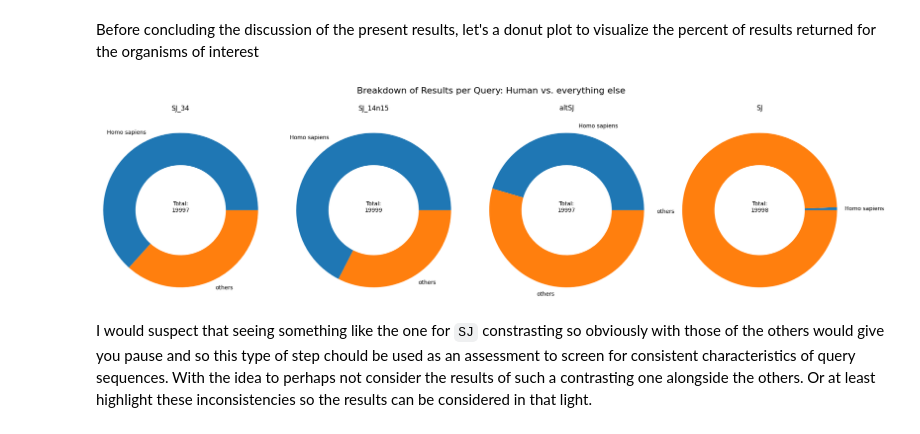
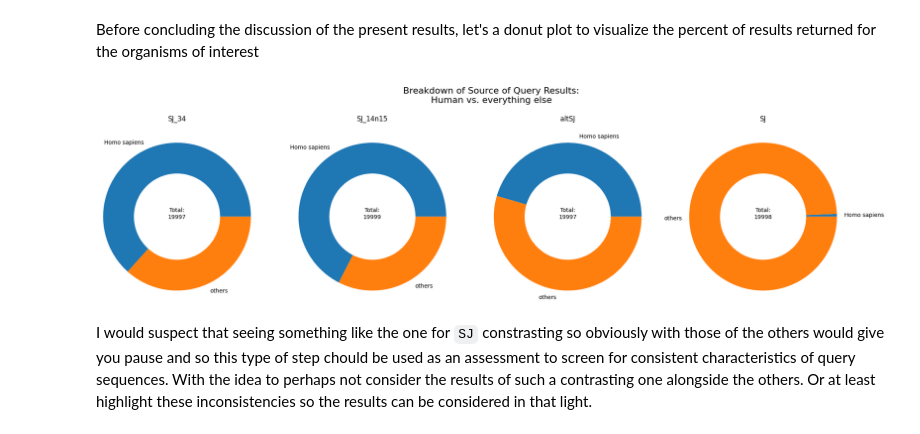
Before and after one commit to fomightez/logan_results_analysis-binder, a Jupyter notebook: notebooks/Working_with_Logan_Search_results_with_Python_in_Jupyter.ipynb, the cells around one changed output. Drawn from its saved outputs; the diff is of its cells as text; code cells hidden in the pictures.

```diff
--- a/notebooks/Working_with_Logan_Search_results_with_Python_in_Jupyter.ipynb
+++ b/notebooks/Working_with_Logan_Search_results_with_Python_in_Jupyter.ipynb
@@ -242,35 +242,35 @@ donut_plot_df = pd.DataFrame({
     'Query': labels if labels else [f'Dataset {i+1}' for i in range(len(dfs))],
     organisms_groupings[0]: human_counts,
     organisms_groupings[1]: other_counts,
 })
 #print(donut_plot_df)
 #print(len(labels))
 
 # Create desired_order
 desired_order = [labels[3], labels[2], labels[0], labels[1]]  # Replace with your actual k-mer names
 
 # Reorder the dataframe based on desired_order
 # Method: Using categorical data type (better if dealing with named categories)
 donut_plot_df['Query'] = pd.Categorical(donut_plot_df['Query'], categories=desired_order, ordered=True)
 donut_plot_df = donut_plot_df.sort_values('Query')
 donut_plot_df = donut_plot_df.reset_index(drop=True) # Reset the index after sorting
 
 fig, axes = plt.subplots(1, 4, figsize=(20, 5))
 
-fig.suptitle('Breakdown of Source of Query Results: Human vs. everything else', fontsize=16, y=1.05) # Adjusted y parameter
+fig.suptitle('Breakdown of Source of Query Results:\nHuman vs. everything else', fontsize=16, y=1.05) # Adjusted y parameter
 
 for i, ax in enumerate(axes):
     count_data = [donut_plot_df.loc[i,organisms_groupings[0]], donut_plot_df.loc[i,organisms_groupings[1]]]
     #print(count_data)
     ax.pie(count_data, labels=organisms_groupings, radius=1.2, wedgeprops={'width': 0.5})
     ax.set_title(donut_plot_df.loc[i,'Query'], y=1.1)
     ax.text(0, -0.03, f'Total:\n{count_data[0] + count_data[1]}', ha='center')
 
 #plt.savefig('Breakdown_donuts.png')
 plt.tight_layout()
 plt.show()
 # %% [output]
-[figure, old version]
+[figure, new version]
 # %% [markdown]
 I would suspect that seeing something like the one for `SJ` constrasting so obviously with those of the others would give you pause and so this type of step chould be used as an assessment to screen for consistent characteristics of query sequences. With the idea to perhaps not consider the results of such a contrasting one alongside the others. Or at least highlight these inconsistencies so the results can be considered in that light.
 # %% [markdown]
```
Also changed, not shown: parts of 3 cells of this notebook, 1 other file.
